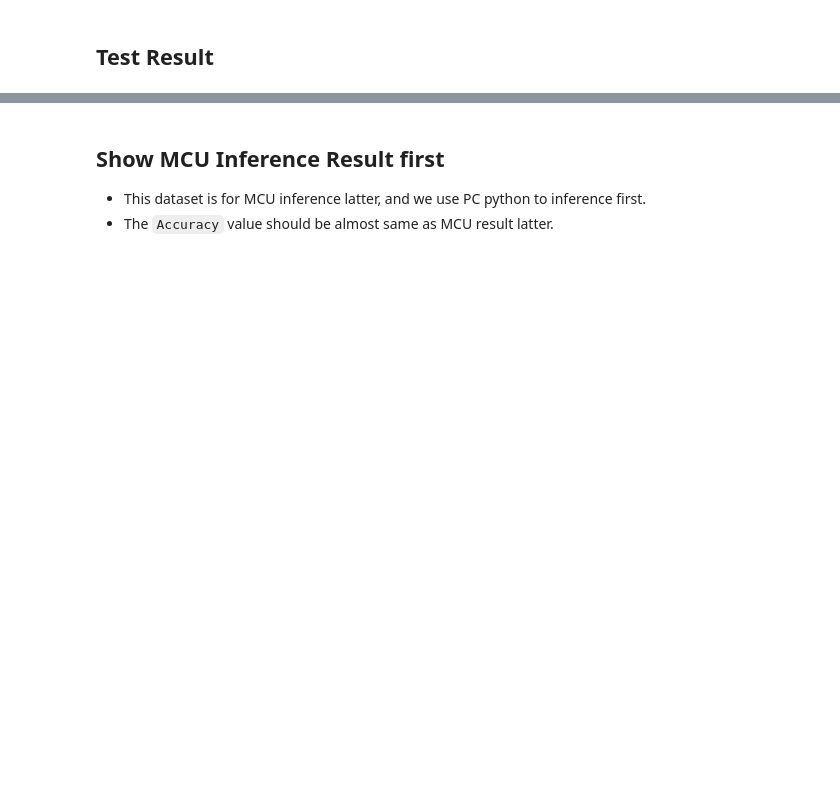
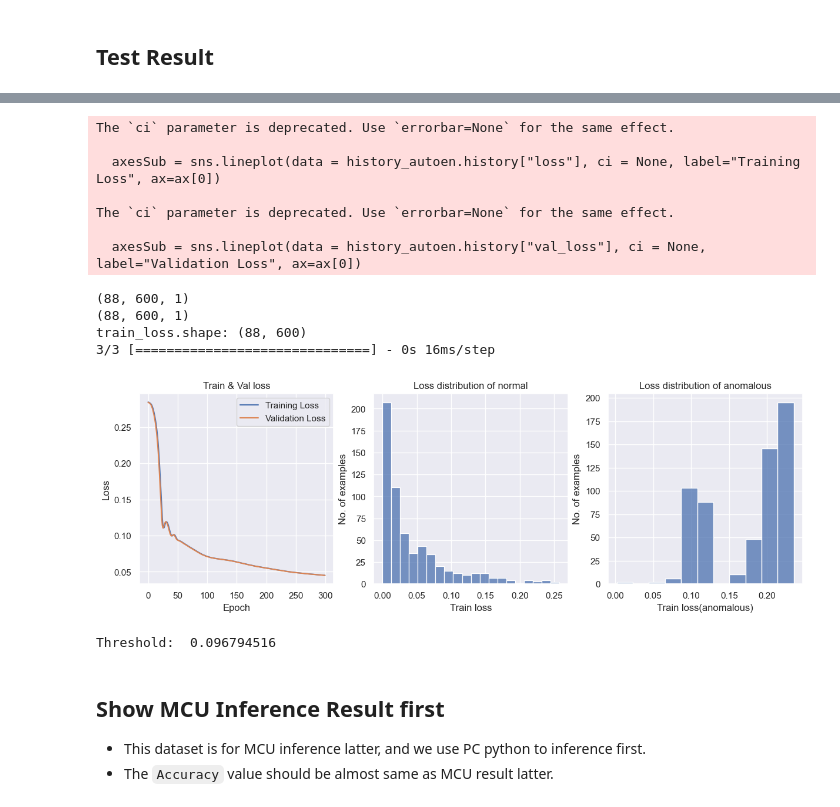
Before and after one commit to stanlytw/ML_AD_IMU, a Jupyter notebook: autoencoder.ipynb, the cells around one changed output, grey strips where cells are left out. Cells and saved outputs as stored; diff of their text form; code cells hidden in the pictures; blank space fills up the shorter version.

Commit message:
Code update. Performance is not tunned yet. Test only.

```diff
--- a/autoencoder.ipynb
+++ b/autoencoder.ipynb
@@ -120,11 +110,16 @@ def create_autoencoder(sample_shape):
 
     model = tf.keras.Sequential([
         layers.InputLayer(input_shape=sample_shape),
-        layers.Dense(8, activation="relu"),
-        layers.Dense(4, activation="relu"),
-        layers.Dense(4, activation="relu"),
-        layers.Dense(8, activation="relu"),
-        layers.Dense(*sample_shape, activation='sigmoid')
+        layers.Conv2D(32, (3, 3), activation="relu", padding="same"),
+        layers.MaxPooling2D((2, 2), padding="same"),
+        layers.Conv2D(32, (3, 3), activation="relu", padding="same"),
+        layers.MaxPooling2D((2, 2), padding="same"),
+
+        # Decoder
+        layers.Conv2DTranspose(32, (3, 3), strides=2, activation="relu", padding="same"),
+        layers.Conv2DTranspose(32, (3, 3), strides=2, activation="relu", padding="same"),
+        layers.Conv2D(1, (1, 2), activation="relu", padding="valid"),
+        layers.Conv2D(1, (3, 3), activation="sigmoid", padding="same")
     ])
 
     # Display model
@@ -266,0 +190,52 @@ Recall = 0.8638973319824383
+# %%
+def result_autoencoder(model_autoen, history_autoen, normal_data, anomalous_data):
+
+    sns.set(style="darkgrid")  # darkgrid, whitegrid, dark, white, ticks
+    fig, ax =plt.subplots(1,3,constrained_layout=True, figsize=(12, 4))
+
+    axesSub = sns.lineplot(data = history_autoen.history["loss"], ci = None, label="Training Loss", ax=ax[0])
+    axesSub = sns.lineplot(data = history_autoen.history["val_loss"], ci = None, label="Validation Loss", ax=ax[0])
+    axesSub.set_xlabel('Epoch')
+    axesSub.set_ylabel('Loss')
+    axesSub.set_title('Train & Val loss')
+
+    # For finding threshold to fault detection, histogram, of train loss and test loss was plotted
+    reconstructions = model_autoen.predict(normal_data)
+    xx = np.reshape(reconstructions, (88,600,1))
+    xx_data = np.reshape(normal_data, (88,600,1))
+    print(xx.shape)#check shape
+    print(xx_data.shape)#check shape
+    train_loss = tf.keras.losses.mae(xx, xx_data)
+    train_loss = np.array(train_loss) #convert to np.array
+    print('train_loss.shape: ', end='')#check shape
+    print(train_loss.shape)#check shape
+    #print(train_loss[1,1])#check shape
+    #print(train_loss[32,1])#check shape
+
+
+    axesSub = sns.histplot(data=(train_loss[0]), ax=ax[1])
+    axesSub.set_xlabel('Train loss')
+    axesSub.set_ylabel('No. of examples')
+    axesSub.set_title('Loss distribution of normal')
+
+    reconstructions = model_autoen.predict(anomalous_data)
+    yy = np.reshape(reconstructions, (84,600,1))
+    yy_data = np.reshape(anomalous_data, (84,600,1))
+    test_loss = tf.keras.losses.mae(yy, yy_data)
+    #test_loss = tf.keras.losses.mse(reconstructions, anomalous_data)
+    test_loss = np.array(test_loss) #convert to np.array
+
+    axesSub = sns.histplot(data=(test_loss[0]), ax=ax[2])
+    axesSub.set_xlabel('Train loss(anomalous)')
+    axesSub.set_ylabel('No. of examples')
+    axesSub.set_title('Loss distribution of anomalous')
+
+    plt.show()
+
+    # threshold for fault detection based on model error
+    threshold = np.mean(train_loss) + np.std(train_loss)
+    print("Threshold: ", threshold)
+    return threshold
+
+threshold = result_autoencoder(Autoen_model, history, normal_train_data, anomalous_train_data)
+# %% [output]
@@ -267,3 +243,16 @@ Recall = 0.8638973319824383
+The `ci` parameter is deprecated. Use `errorbar=None` for the same effect.
+
+  axesSub = sns.lineplot(data = history_autoen.history["loss"], ci = None, label="Training Loss", ax=ax[0])
+
+The `ci` parameter is deprecated. Use `errorbar=None` for the same effect.
+
+  axesSub = sns.lineplot(data = history_autoen.history["val_loss"], ci = None, label="Validation Loss", ax=ax[0])
+(88, 600, 1)
+(88, 600, 1)
+train_loss.shape: (88, 600)
+3/3 [==============================] - 0s 16ms/step
+[figure, added]
+Threshold:  0.096794516
 # %% [markdown]
 ## Show MCU Inference Result first
 - This dataset is for MCU inference latter, and we use PC python to inference first.
```
Also changed, not shown: parts of 19 cells of this notebook, 1 other file.
